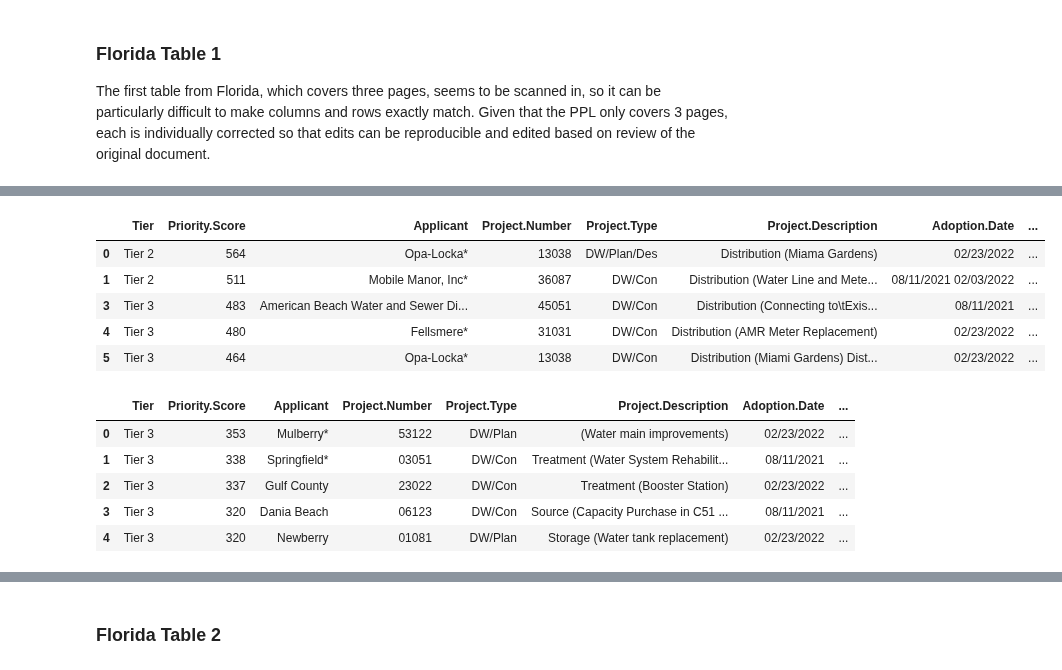
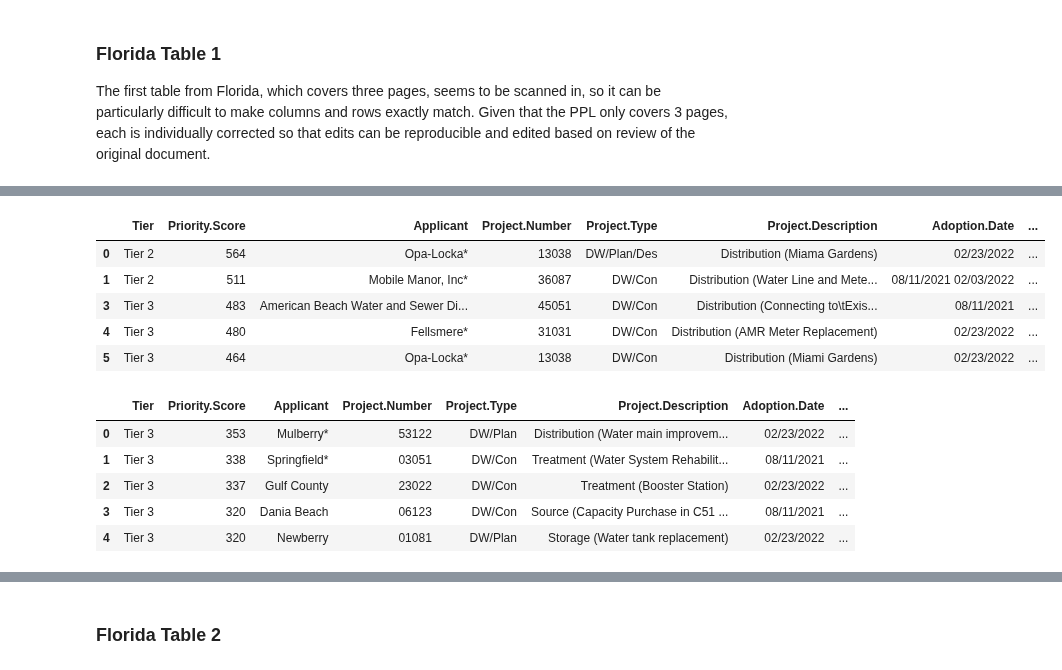
Before and after one commit to Environmental-Policy-Innovation-Center/dw-dashboard, a Jupyter notebook: year1/FL/code/scrape-FL.ipynb, the cells around one changed output, grey strips where cells are left out. Drawn from its saved outputs; the diff is of its cells as text; code cells hidden in the pictures.

```diff
--- a/year1/FL/code/scrape-FL.ipynb
+++ b/year1/FL/code/scrape-FL.ipynb
@@ -107,9 +133,17 @@ fl1_1.iloc[0,3] = "DW/Plan/Des"
 fl1_1.iloc[0,4] = "Distribution (Miama Gardens)"
 fl1_1.iloc[1,4] = "Distribution (Water Line and Meter Replacement)"
 fl1_1.iloc[3,4] = "Distribution (Connecting to	Existing Water System)"
+# et added:v
+fl1_1.iloc[5,4] = "Distribution (Miami Gardens)"
+fl1_1.iloc[6,4] = "Distribution (Water Distribution System Improvements)"
+# et added:^
 fl1_1.iloc[7,4] = "Treatment (Green Acres WTP Improvements)"
 fl1_1.iloc[9,4] = "Distribution (Water Distribution System Improvements)"
 fl1_1.iloc[10,4] = "Treatment (WTP#3 Upgrades Ph1)"
+# et added:v
+fl1_1.iloc[11,4] = "Distribution (NW Water Main Extension)"
+fl1_1.iloc[11,5] = "02/23/2022"
+# et added:^
 fl1_1.iloc[14,4] = "Treatment & Distribution (Pipe Rehabilitation & Looping)"
 fl1_1.iloc[15,4] = "Treatment (RO WTP, WRF DIW Mod, RO Concentrate	Pipe)"
 fl1_1.iloc[17,4] = "Distribution (Water Distribution Replacement & Meters)"
@@ -118,34 +152,34 @@ fl1_1.iloc[20,4] = "Distribution (Water Distribution Replacement)"
 fl1_1.iloc[21,4] = "Source, Treatment, Storage (Well, WTP and EST)"
 
 #drop spillover rows
 fl1_1.drop([2,8,13, 16, 19, 22], inplace=True)
 
 fl1_1[0] = fl1_1[0].str.replace("Tier", "Tier ")
 
 fl1_1.reset_index(drop=True)
 
 #rename columns for transformations
 fl1_1.columns = ['Tier', 'Priority.Score', 'Applicant.ProjectNbr', 'Project.Type', 'Project.Description', 'Adoption.Date',
                       'Application.Deadline', 'Agreement.Deadline', 'Authorized.Loan.Amount',
                       'Principal.Forgiveness.Amt', 'Amount.To.Be.Repaid']
 
 # separate applicant name and project number then drop combined column
 fl1_1[['Applicant', 'Project.Number']] = fl1_1['Applicant.ProjectNbr'].str.extract(r'(.*)\s(\d+)', expand=True)
 fl1_1.drop(columns=['Applicant.ProjectNbr'], inplace=True)
 
 #reorder columns for concat
 fl1_1 = fl1_1[['Tier', 'Priority.Score', 'Applicant', 'Project.Number', 'Project.Type', 'Project.Description', 'Adoption.Date',
                       'Application.Deadline', 'Agreement.Deadline', 'Authorized.Loan.Amount',
                       'Principal.Forgiveness.Amt', 'Amount.To.Be.Repaid']]
 
 fl1_1.head()
 # %% [output]
 |  | Tier | Priority.Score | Applicant | Project.Number | Project.Type | Project.Description | Adoption.Date | ... |
 | 0 | Tier 2 | 564 | Opa-Locka* | 13038 | DW/Plan/Des | Distribution (Miama Gardens) | 02/23/2022 | ... |
 | 1 | Tier 2 | 511 | Mobile Manor, Inc* | 36087 | DW/Con | Distribution (Water Line and Mete... | 08/11/2021 02/03/2022 | ... |
 | 3 | Tier 3 | 483 | American Beach Water and Sewer Di... | 45051 | DW/Con | Distribution (Connecting to\tExis... | 08/11/2021 | ... |
 | 4 | Tier 3 | 480 | Fellsmere* | 31031 | DW/Con | Distribution (AMR Meter Replacement) | 02/23/2022 | ... |
-| 5 | Tier 3 | 464 | Opa-Locka* | 13038 | DW/Con | Distribution (Miami Gardens) Dist... | 02/23/2022 | ... |
+| 5 | Tier 3 | 464 | Opa-Locka* | 13038 | DW/Con | Distribution (Miami Gardens) | 02/23/2022 | ... |
 # %%
 fl1_2 = fl_pdfs[2].df
 
@@ -189,10 +223,14 @@ fl1_2 = fl1_2[['Tier', 'Priority.Score', 'Applicant', 'Project.Number', 'Project
                       'Application.Deadline', 'Agreement.Deadline', 'Authorized.Loan.Amount',
                       'Principal.Forgiveness.Amt', 'Amount.To.Be.Repaid']]
 
+# manually fix combined columns and rows: et added:v
+fl1_2.iloc[0,5] = "Distribution (Water main  improvements)"
+# et added: ^
+
 fl1_2.head()
 # %% [output]
 |  | Tier | Priority.Score | Applicant | Project.Number | Project.Type | Project.Description | Adoption.Date | ... |
-| 0 | Tier 3 | 353 | Mulberry* | 53122 | DW/Plan | (Water main improvements) | 02/23/2022 | ... |
+| 0 | Tier 3 | 353 | Mulberry* | 53122 | DW/Plan | Distribution (Water main improvem... | 02/23/2022 | ... |
 | 1 | Tier 3 | 338 | Springfield* | 03051 | DW/Con | Treatment (Water System Rehabilit... | 08/11/2021 | ... |
 | 2 | Tier 3 | 337 | Gulf County | 23022 | DW/Con | Treatment (Booster Station) | 02/23/2022 | ... |
 | 3 | Tier 3 | 320 | Dania Beach | 06123 | DW/Con | Source (Capacity Purchase in C51 ... | 08/11/2021 | ... |
```
Also changed, not shown: parts of 8 cells of this notebook, 2 other files.
